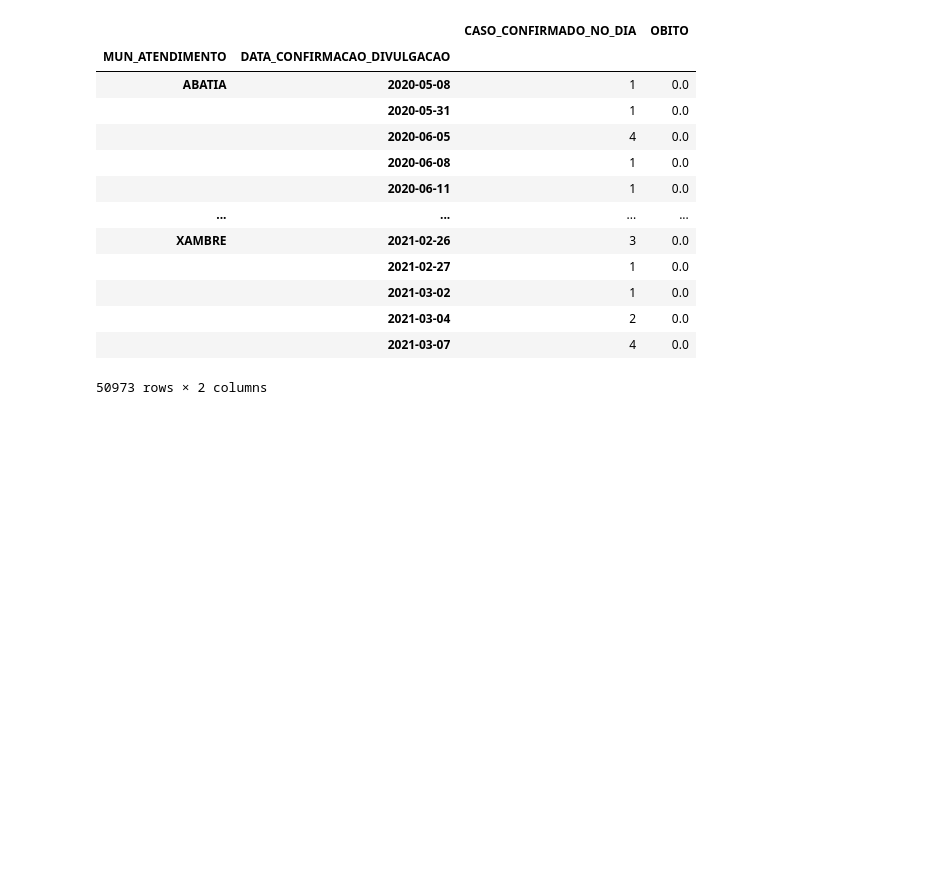
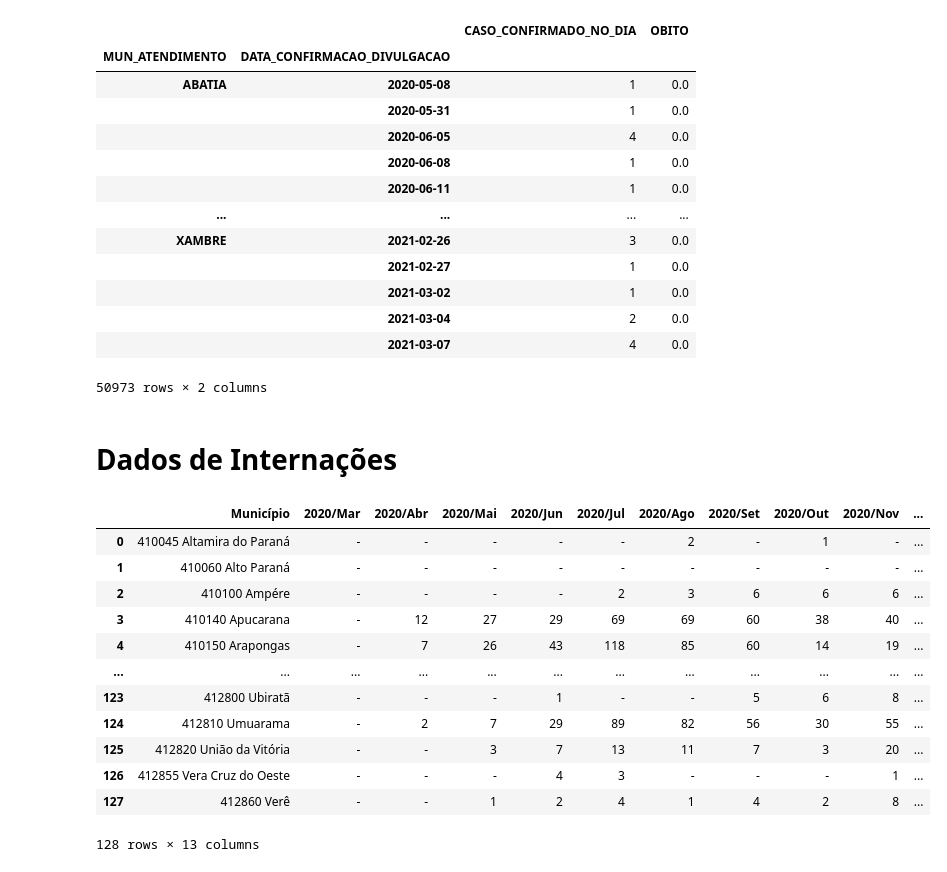
Before and after one commit to ConradBitt/covid_parana, a Jupyter notebook: notebook/Analise_COVID19_PR.ipynb, the cells around one changed output. Drawn from its saved outputs; the diff is of its cells as text; code cells hidden in the pictures; blank space fills up the shorter version.

Commit message:
Iniciando grafico de internações

```diff
--- a/notebook/Analise_COVID19_PR.ipynb
+++ b/notebook/Analise_COVID19_PR.ipynb
@@ -218,3 +215,5 @@ def atualiza_dados_anteriores():
 
     casos_por_cidade = informe_covid.groupby(['MUN_ATENDIMENTO','DATA_CONFIRMACAO_DIVULGACAO'])[['CASO_CONFIRMADO_NO_DIA','OBITO']].sum().round()
     casos_por_cidade.to_csv('../dados_recentes/casos_por_cidade.csv', sep=';')
+# %% [markdown]
+# Dados de Internações
@@ -220,0 +228,16 @@ def atualiza_dados_anteriores():
+# %%
+internacoes
+# %% [output]
+|  | Município | 2020/Mar | 2020/Abr | 2020/Mai | 2020/Jun | 2020/Jul | 2020/Ago | 2020/Set | 2020/Out | 2020/Nov | ... |
+| 0 | 410045 Altamira do Paraná | - | - | - | - | - | 2 | - | 1 | - | ... |
+| 1 | 410060 Alto Paraná | - | - | - | - | - | - | - | - | - | ... |
+| 2 | 410100 Ampére | - | - | - | - | 2 | 3 | 6 | 6 | 6 | ... |
+| 3 | 410140 Apucarana | - | 12 | 27 | 29 | 69 | 69 | 60 | 38 | 40 | ... |
+| 4 | 410150 Arapongas | - | 7 | 26 | 43 | 118 | 85 | 60 | 14 | 19 | ... |
+| ... | ... | ... | ... | ... | ... | ... | ... | ... | ... | ... | ... |
+| 123 | 412800 Ubiratã | - | - | - | 1 | - | - | 5 | 6 | 8 | ... |
+| 124 | 412810 Umuarama | - | 2 | 7 | 29 | 89 | 82 | 56 | 30 | 55 | ... |
+| 125 | 412820 União da Vitória | - | - | 3 | 7 | 13 | 11 | 7 | 3 | 20 | ... |
+| 126 | 412855 Vera Cruz do Oeste | - | - | - | 4 | 3 | - | - | - | 1 | ... |
+| 127 | 412860 Verê | - | - | 1 | 2 | 4 | 1 | 4 | 2 | 8 | ... |
+128 rows × 13 columns
```
Also changed, not shown: parts of 7 cells of this notebook, 1 other file.
